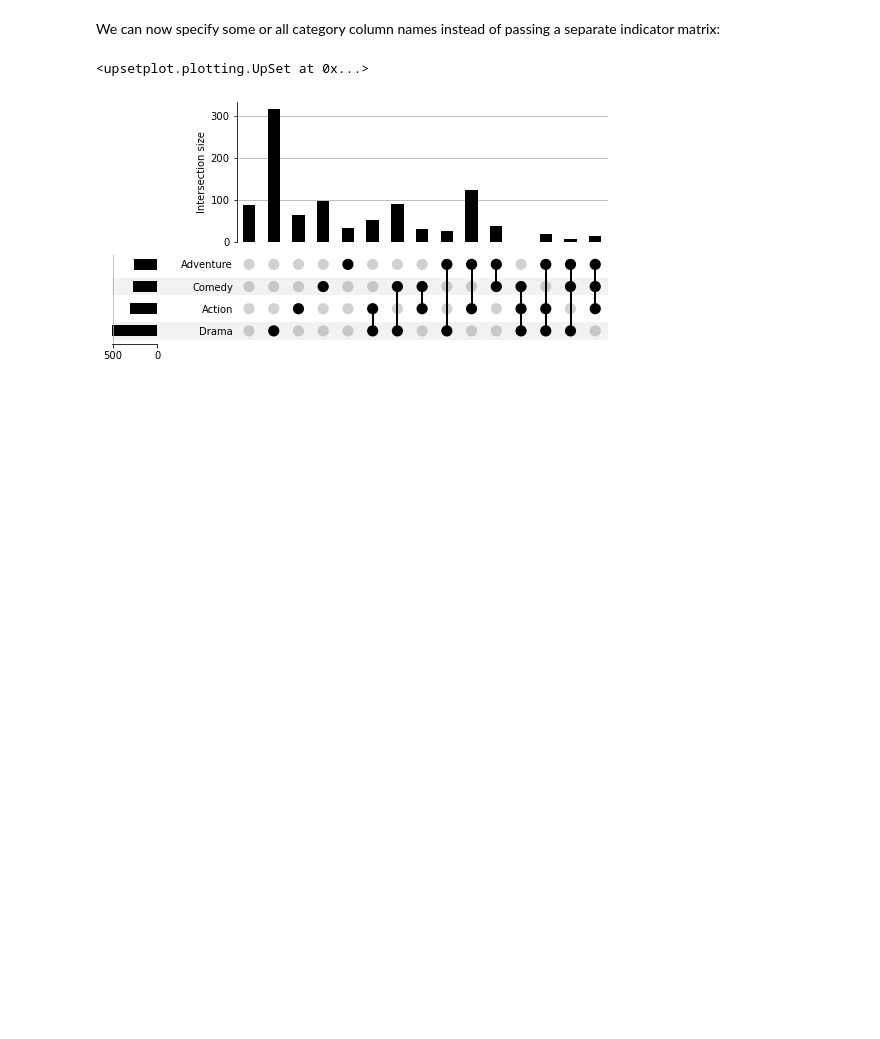
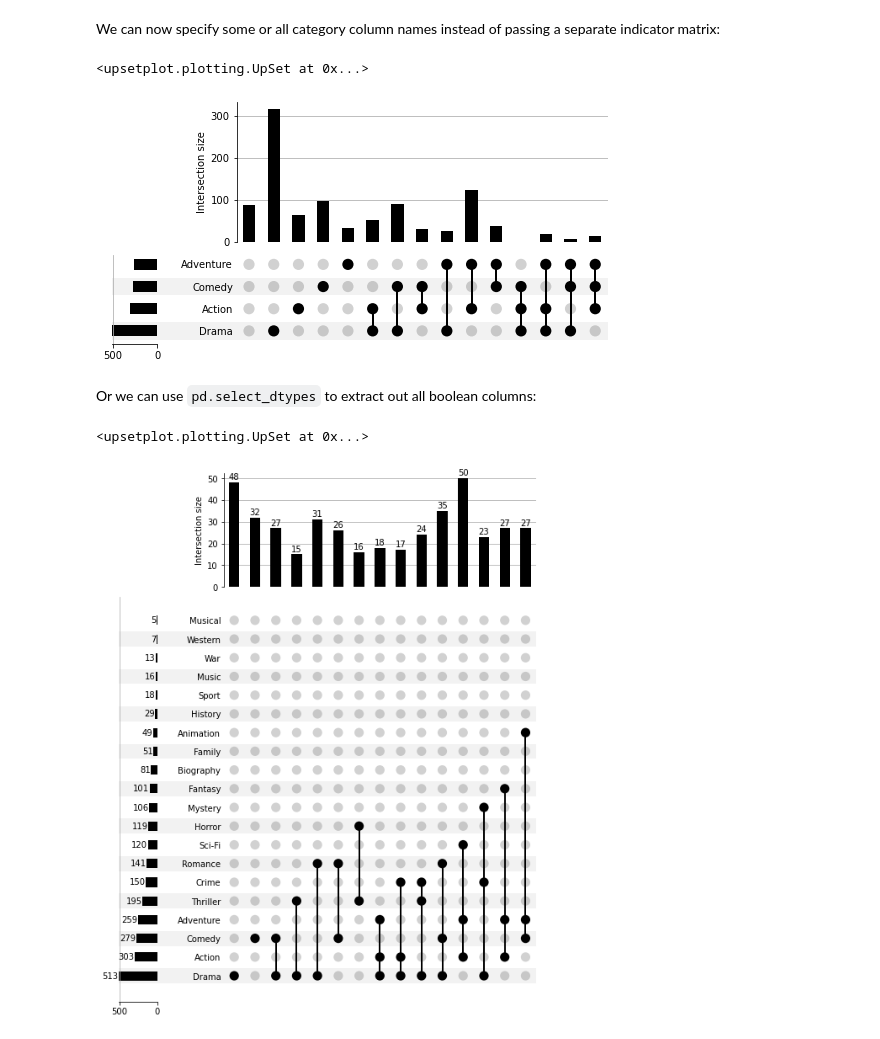
Before and after one commit to jnothman/UpSetPlot, a Jupyter notebook: doc/formats.ipynb, the cells around one changed output. Cells and saved outputs as stored; diff of their text form; code cells hidden in the pictures; blank space fills up the shorter version.

```diff
--- a/doc/formats.ipynb
+++ b/doc/formats.ipynb
@@ -315,3 +314,12 @@ UpSet(from_indicators(["Drama", "Action", "Comedy", "Adventure"],
 # %% [output]
 <upsetplot.plotting.UpSet at 0x...>
 [figure]
+# %% [markdown]
+Or we can use `pd.select_dtypes` to extract out all boolean columns:
+# %%
+UpSet(from_indicators(lambda df: df.select_dtypes(bool),
+                      data=movies_with_indicators),
+      min_subset_size=15, show_counts=True)
+# %% [output]
+<upsetplot.plotting.UpSet at 0x...>
+[figure, added]
```
Also changed, not shown: parts of 2 cells of this notebook, 2 other files.
